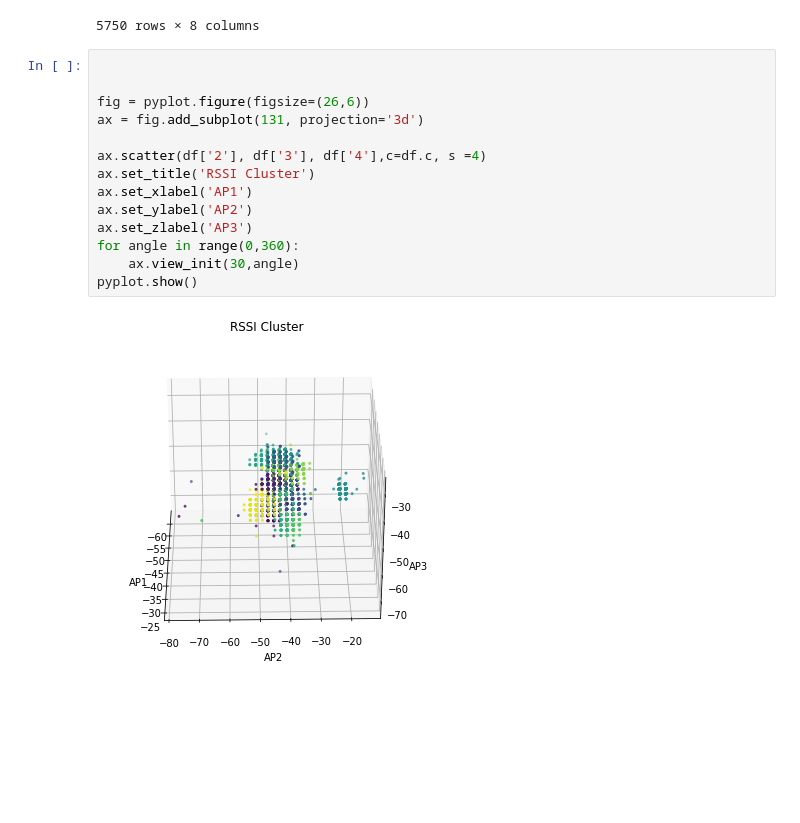
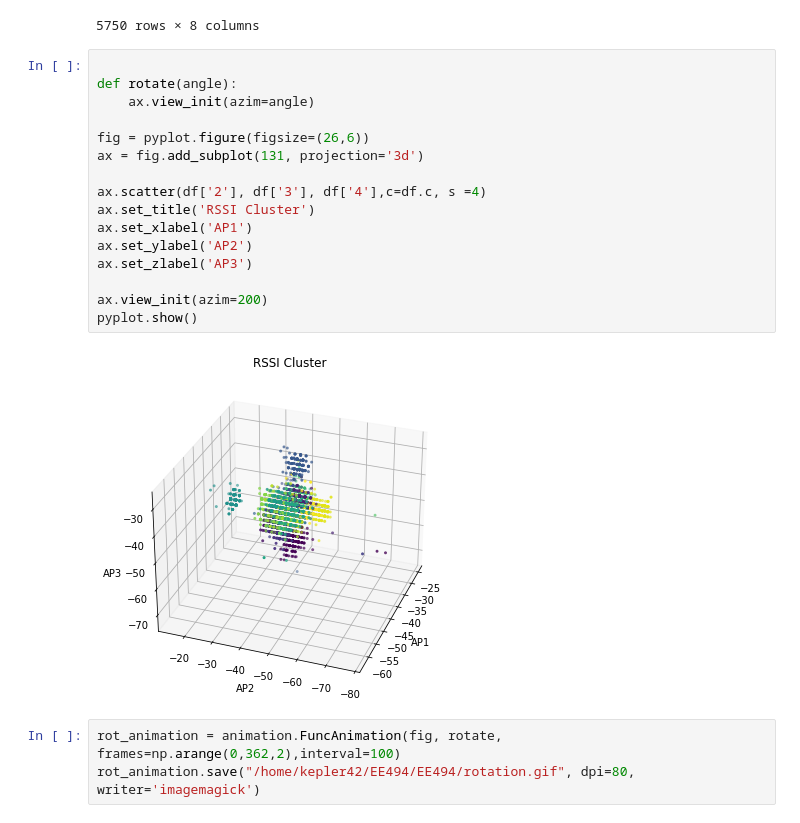
Before and after one commit to kepler42/EE494, a Jupyter notebook: plot.ipynb, the cells around one changed output. Drawn from its saved outputs; the diff is of its cells as text; blank space fills up the shorter version.

```diff
--- a/plot.ipynb
+++ b/plot.ipynb
@@ -101,17 +102,22 @@ df
 5750 rows × 8 columns
 # %%
 
+def rotate(angle):
+    ax.view_init(azim=angle)
 
 fig = pyplot.figure(figsize=(26,6))
 ax = fig.add_subplot(131, projection='3d')
 
 ax.scatter(df['2'], df['3'], df['4'],c=df.c, s =4)
 ax.set_title('RSSI Cluster')
 ax.set_xlabel('AP1')
 ax.set_ylabel('AP2')
 ax.set_zlabel('AP3')
-for angle in range(0,360):
-    ax.view_init(30,angle)
+
+ax.view_init(azim=200)
 pyplot.show()
 # %% [output]
-[figure, old version]
+[figure, new version]
+# %%
+rot_animation = animation.FuncAnimation(fig, rotate, frames=np.arange(0,362,2),interval=100)
+rot_animation.save("/home/kepler42/EE494/EE494/rotation.gif", dpi=80, writer='imagemagick')
```
Also changed, not shown: parts of 1 cell of this notebook, 13 other files.
